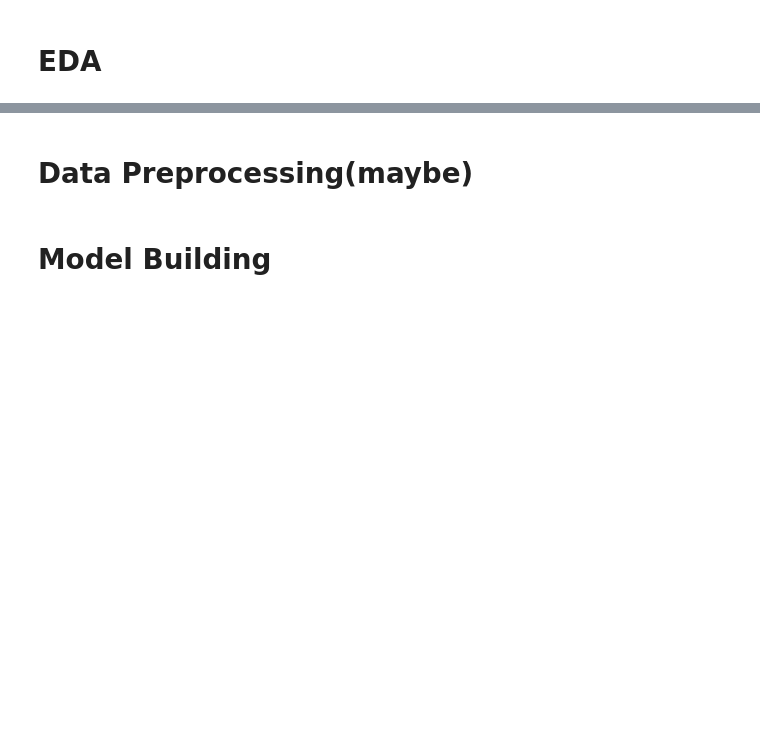
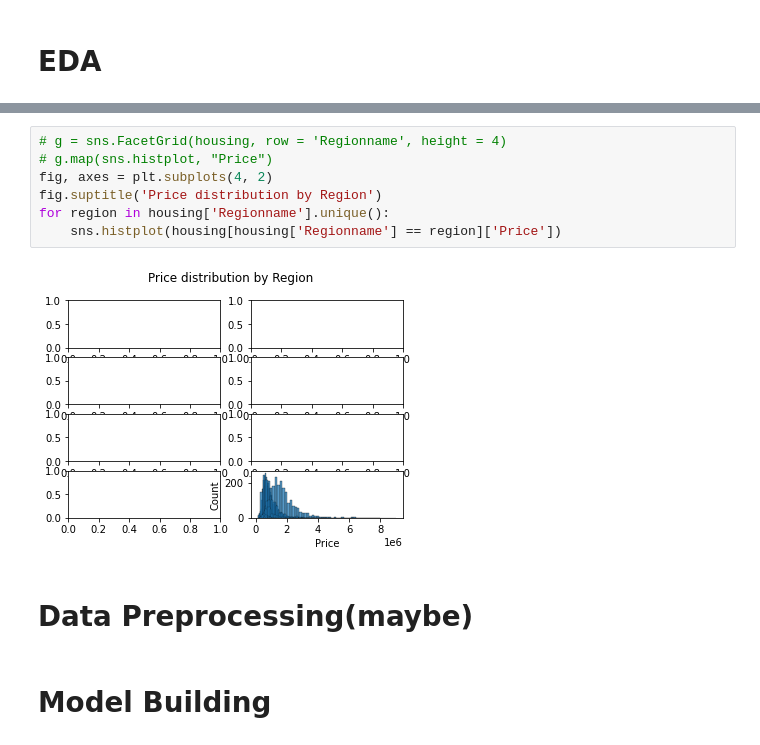
Before and after one commit to LuK413/melb-housing, a Jupyter notebook: melb-housing-analysis.ipynb, the cells around one changed output, grey strips where cells are left out. Drawn from its saved outputs; the diff is of its cells as text; blank space fills up the shorter version.

```diff
--- a/melb-housing-analysis.ipynb
+++ b/melb-housing-analysis.ipynb
@@ -125,3 +209,12 @@ Additionally, there's some work in modifying some of the text and date features
+# %%
+# g = sns.FacetGrid(housing, row = 'Regionname', height = 4)
+# g.map(sns.histplot, "Price")
+fig, axes = plt.subplots(4, 2)
+fig.suptitle('Price distribution by Region')
+for region in housing['Regionname'].unique():
+    sns.histplot(housing[housing['Regionname'] == region]['Price'])
+# %% [output]
+[figure, added]
 # %% [markdown]
 # Data Preprocessing(maybe)
 # %% [markdown]
```
Also changed, not shown: parts of 40 cells of this notebook, 1 other file.
